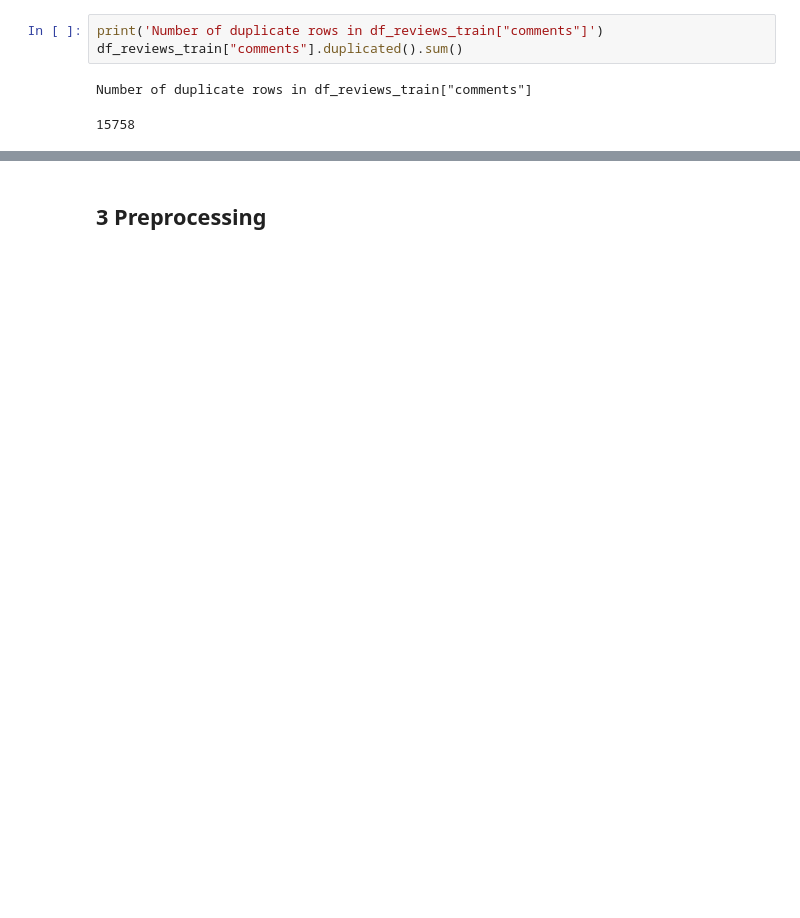
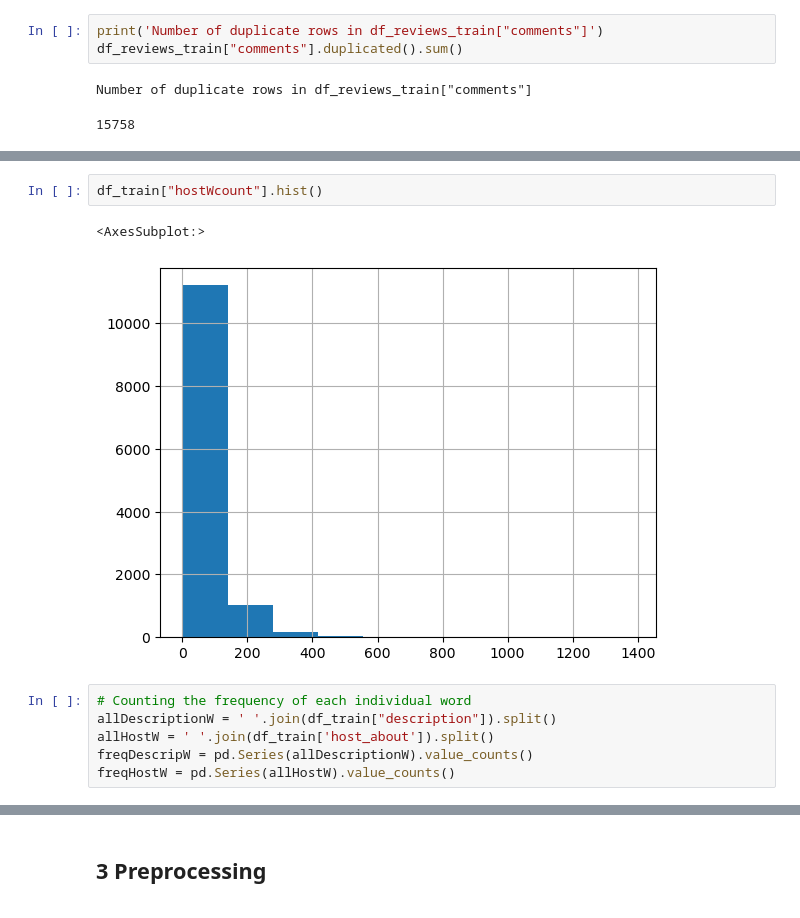
Before and after one commit to iryna-savchuk/TM_project, a Jupyter notebook: EDA.ipynb, the cells around one changed output, grey strips where cells are left out. Saved outputs shown, nothing was run; the diff lists cells and outputs as text; blank space fills up the shorter version.

```diff
--- a/EDA.ipynb
+++ b/EDA.ipynb
@@ -275,0 +309,11 @@ plt.show()
+# %%
+df_train["hostWcount"].hist()
+# %% [output]
+<AxesSubplot:>
+[figure, added]
+# %%
+# Counting the frequency of each individual word
+allDescriptionW = ' '.join(df_train["description"]).split()
+allHostW = ' '.join(df_train['host_about']).split()
+freqDescripW = pd.Series(allDescriptionW).value_counts()
+freqHostW = pd.Series(allHostW).value_counts()
```
Also changed, not shown: parts of 36 cells of this notebook.
